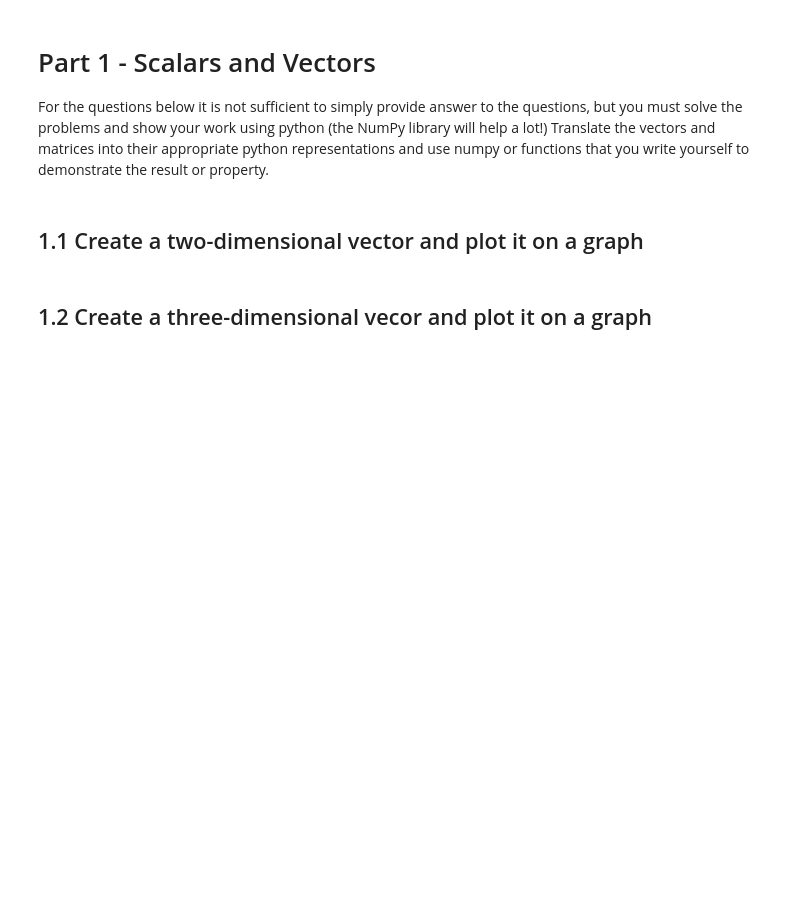
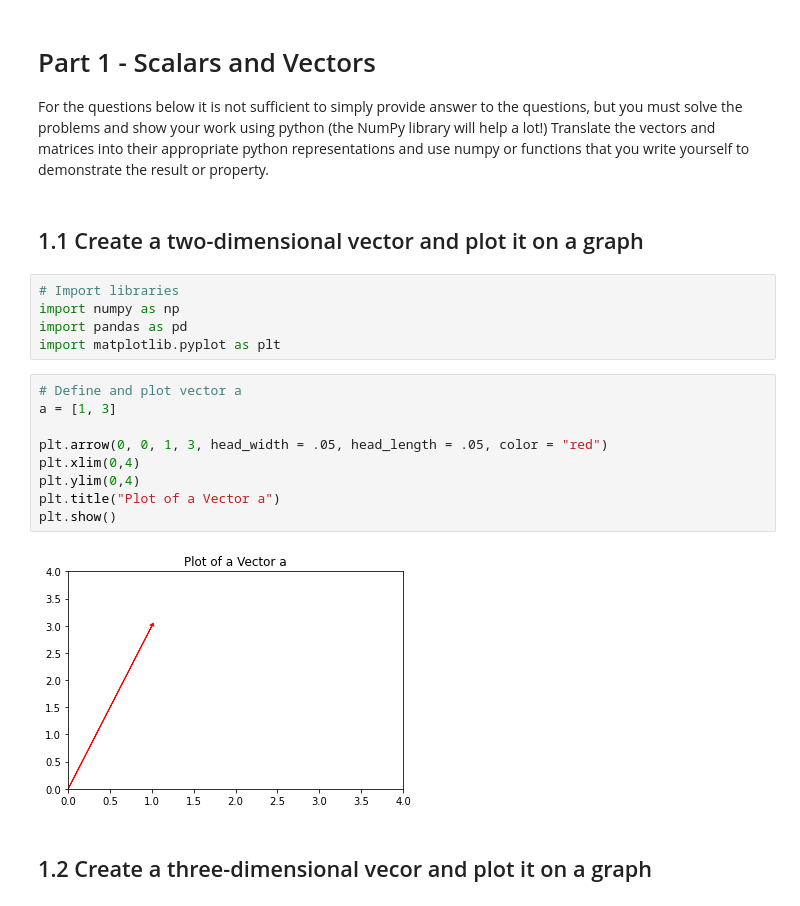
Before and after one commit to bloominstituteoftechnology/DS-Unit-1-Sprint-3-Linear-Algebra, a Jupyter notebook: module1-vectors-and-matrices/LS_DS_131_Vectors_and_Matrices_Assignment.ipynb, the cells around one changed output. Cells and saved outputs as stored; diff of their text form; blank space fills up the shorter version.

```diff
--- a/module1-vectors-and-matrices/LS_DS_131_Vectors_and_Matrices_Assignment.ipynb
+++ b/module1-vectors-and-matrices/LS_DS_131_Vectors_and_Matrices_Assignment.ipynb
@@ -4,5 +6,21 @@
 For the questions below it is not sufficient to simply provide answer to the questions, but you must solve the problems and show your work using python (the NumPy library will help a lot!) Translate the vectors and matrices into their appropriate python  representations and use numpy or functions that you write yourself to demonstrate the result or property.
 # %% [markdown]
 ## 1.1 Create a two-dimensional vector and plot it on a graph
+# %%
+# Import libraries
+import numpy as np
+import pandas as pd
+import matplotlib.pyplot as plt
+# %%
+# Define and plot vector a
+a = [1, 3]
+
+plt.arrow(0, 0, 1, 3, head_width = .05, head_length = .05, color = "red")
+plt.xlim(0,4)
+plt.ylim(0,4)
+plt.title("Plot of a Vector a")
+plt.show()
+# %% [output]
+[figure, added]
 # %% [markdown]
 ## 1.2 Create a three-dimensional vecor and plot it on a graph
```
Also changed, not shown: parts of 46 cells of this notebook.
